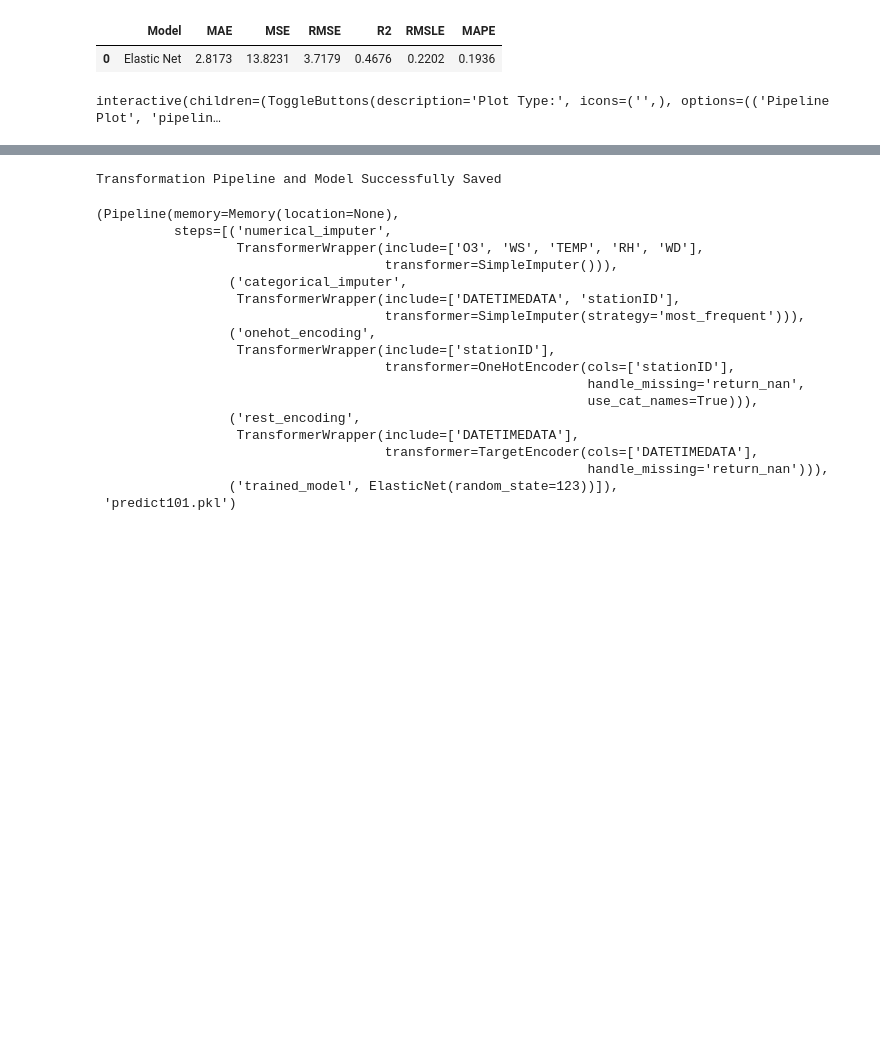
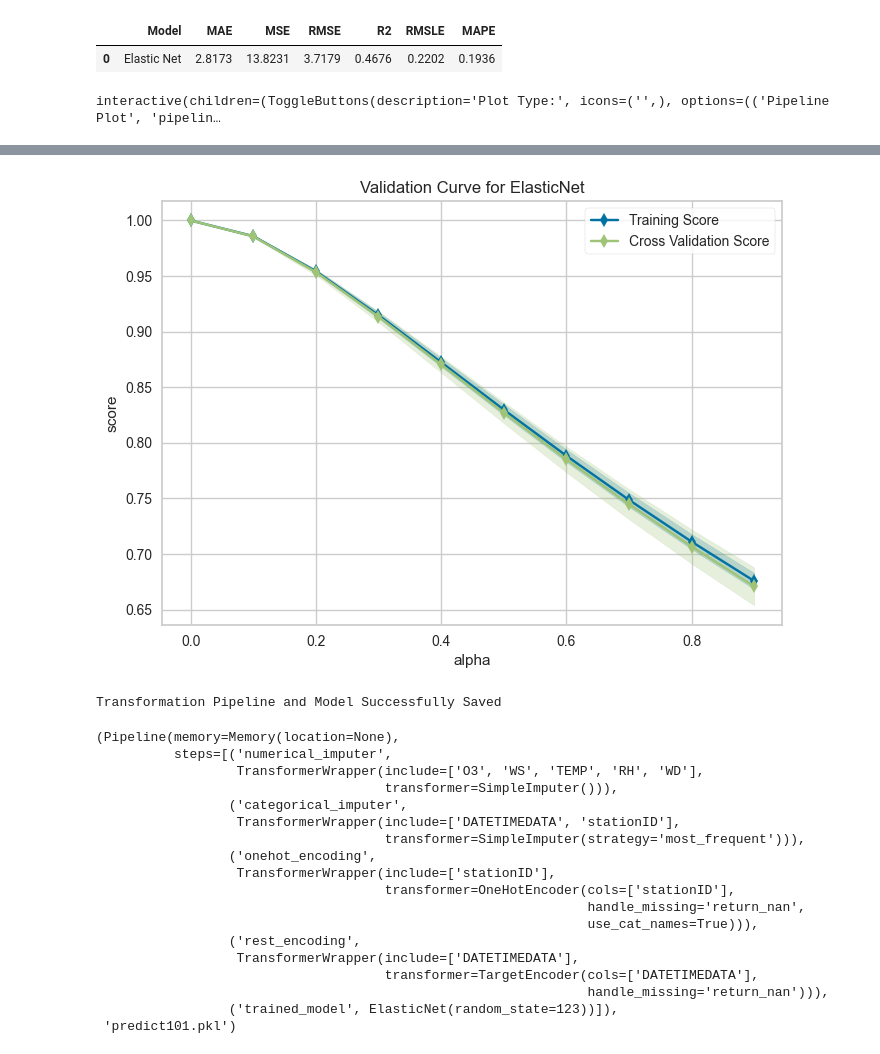
Before and after one commit to WWW-boop/Term-Project-Dashboard-Dash, a Jupyter notebook: predict.ipynb, the cells around one changed output, grey strips where cells are left out. Saved outputs shown, nothing was run; the diff lists cells and outputs as text; code cells hidden in the pictures; blank space fills up the shorter version.

```diff
--- a/predict.ipynb
+++ b/predict.ipynb
@@ -58,0 +65,3 @@ interactive(children=(ToggleButtons(description='Plot Type:', icons=('',), optio
+# %%
+plot_model(best, plot = 'vc')
+# %% [output]
@@ -59,3 +69,4 @@ interactive(children=(ToggleButtons(description='Plot Type:', icons=('',), optio
+[figure, added]
 # %%
 save_model(best, 'predict101')
 # %% [output]
```
Also changed, not shown: parts of 4 cells of this notebook, 1 other file.
